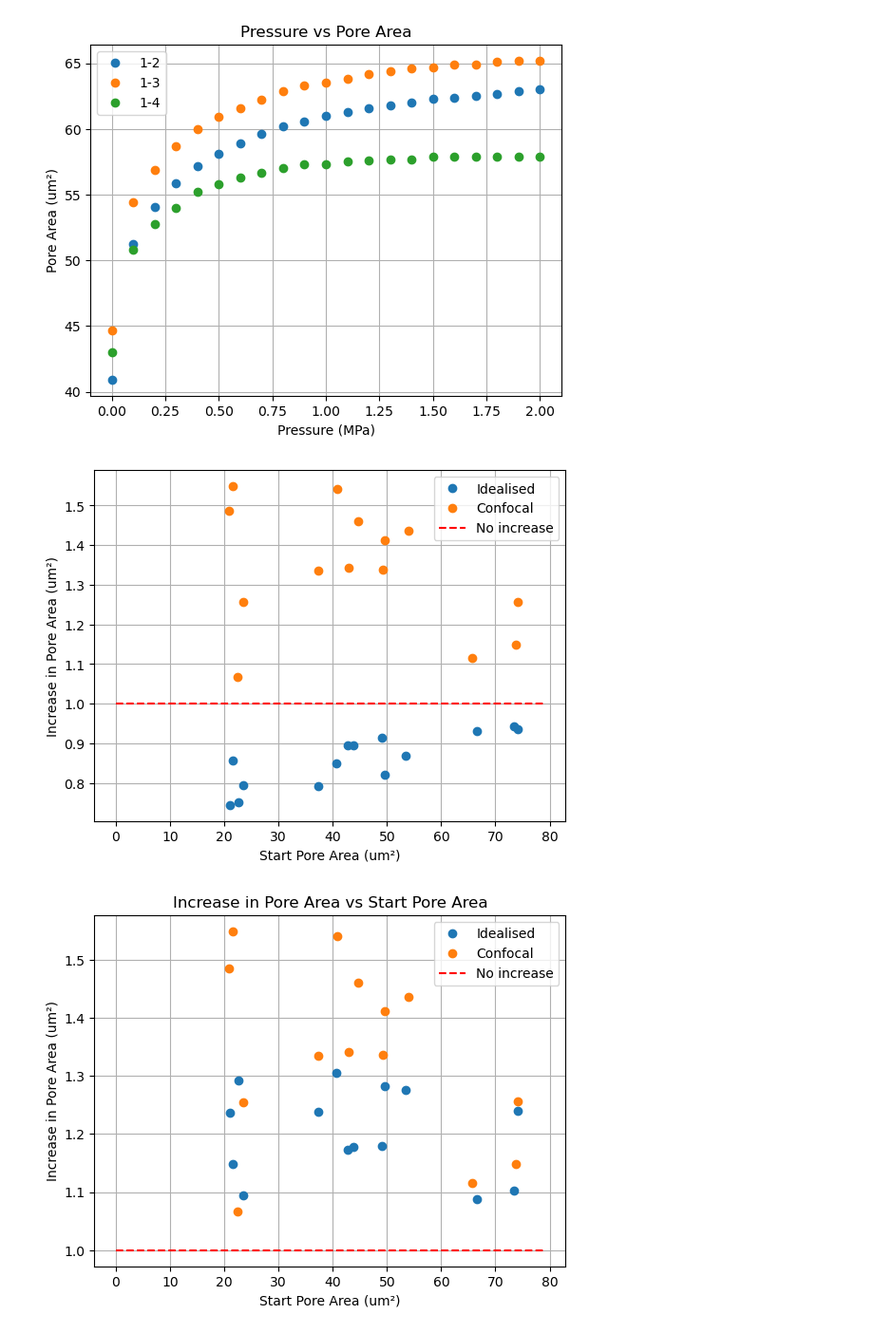
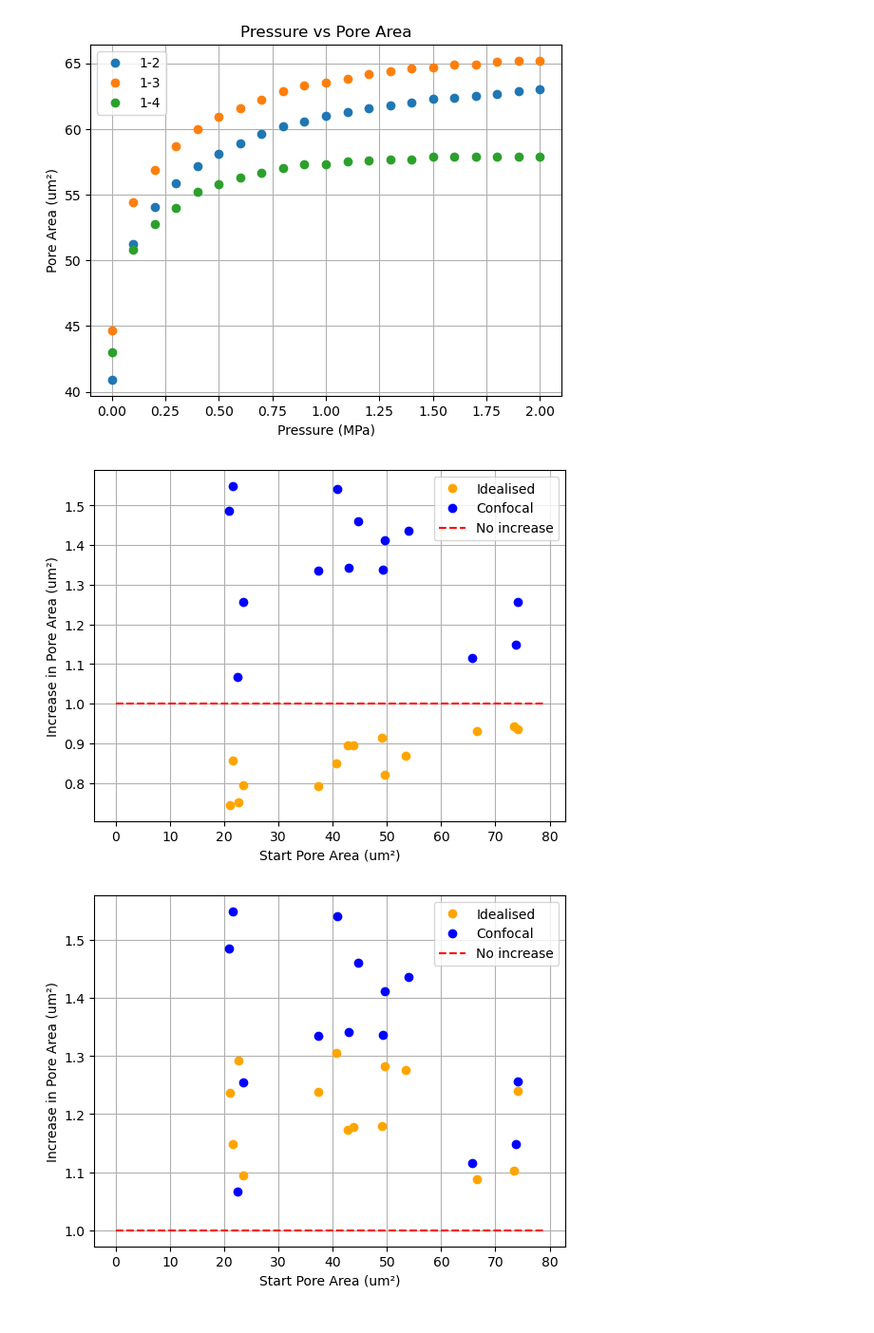
Before and after one commit to mtomtom/onion-stomatal-geometry, a Jupyter notebook: output/results.ipynb, the cells around one changed output. Shown at 95% size. Cells and saved outputs as stored; diff of their text form; code cells hidden in the pictures.

Commit message:
Fixed the colour consistency, and merged all changes

```diff
--- a/output/results.ipynb
+++ b/output/results.ipynb
@@ -1100,6 +1100,10 @@ plt.show()
 # %%
 ## Mesh inflations (23rd July)
 ##E1E2E3 = 100, pressure = 2MPa
+
+## Set standard colours for confocal and idealised
+confocal_colour = "blue"
+idealised_colour = "orange"
 
 idealised_start_area = [40.7, 43.8, 42.7, 49.6, 53.5, 66.5, 73.5, 74.2, 21.5, 14.2, 49.1, 22.3, 21.1, 7.5, 23.4, 37.4, 22.6]
 idealised_end_area = [53.1, 51.6, 50.1, 63.6, 68.3, 72.4, 81, 92, 24.7, 14.6, 57.9, 31.9, 26.1, 11.2, 25.6, 46.3, 29.2]
@@ -1126,40 +1130,40 @@ prop_mask_np = np.array(prop_mask)
 line_of_0_x = np.arange(0,80)
 line_of_0_y = np.ones(len(line_of_0_x))
 
-plt.plot(idealised_start_area_np[prop_mask_np], idealised_increase_np[prop_mask_np], 'o', label = "Idealised")
-plt.plot(confocal_start_area_np[prop_mask_np], confocal_increase_np[prop_mask_np], 'o', label = "Confocal")
+plt.plot(idealised_start_area_np[prop_mask_np], idealised_increase_np[prop_mask_np], 'o', label = "Idealised", color = idealised_colour)
+plt.plot(confocal_start_area_np[prop_mask_np], confocal_increase_np[prop_mask_np], 'o', label = "Confocal", color = confocal_colour)
 plt.plot(line_of_0_x, line_of_0_y, 'r--', label='No increase')  # Horizontal line at y=1
 plt.xlabel('Start Pore Area (um²)')
 plt.ylabel('Increase in Pore Area (um²)')
 plt.legend()
 plt.grid(True)
 plt.savefig("pore_area_equal.png", dpi=300)
 plt.show()
 
 idealised_increase = [idealised_end_area[i] / idealised_start_area[i] for i in range(len(idealised_start_area))]
 confocal_increase = [confocal_end_area[i] / confocal_start_area[i] for i in range(len(confocal_start_area))]
 idealised_increase_np = np.array(idealised_increase)
 confocal_increase_np = np.array(confocal_increase)
 
 import matplotlib.pyplot as plt
 import numpy as np
 
 line_of_0_x = np.arange(0,80)
 line_of_0_y = np.ones(len(line_of_0_x))
 
-plt.plot(idealised_start_area_np[prop_mask_np], idealised_increase_np[prop_mask_np], 'o', label = "Idealised")
-plt.plot(confocal_start_area_np[prop_mask_np], confocal_increase_np[prop_mask_np], 'o', label = "Confocal")
+plt.plot(idealised_start_area_np[prop_mask_np], idealised_increase_np[prop_mask_np], 'o', label = "Idealised", color = idealised_colour)
+plt.plot(confocal_start_area_np[prop_mask_np], confocal_increase_np[prop_mask_np], 'o', label = "Confocal", color = confocal_colour)
 plt.plot(line_of_0_x, line_of_0_y, 'r--', label='No increase')  # Horizontal line at y=1
 plt.xlabel('Start Pore Area (um²)')
 plt.ylabel('Increase in Pore Area (um²)')
 #plt.title('Increase in Pore Area vs Start Pore Area')
 plt.legend()
 plt.grid(True)
 plt.savefig("pore_area_idealised.png", dpi=300)
 plt.show()
 # %% [output]
-[figure, old version]
+[figure, new version]
-[figure, old version]
+[figure, new version]
 # %%
 ## Let's plot end pore area / start pore area against aspect ratio
 
```
Also changed, not shown: parts of 3 cells of this notebook.
